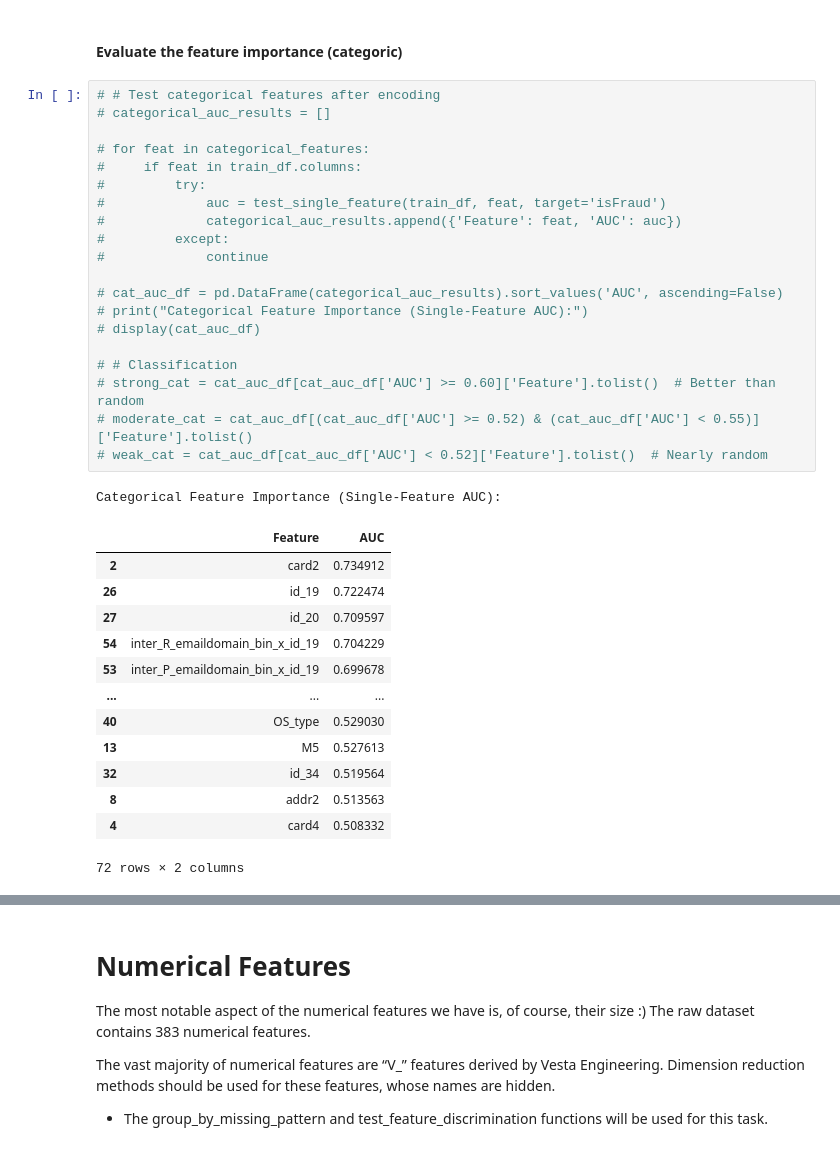
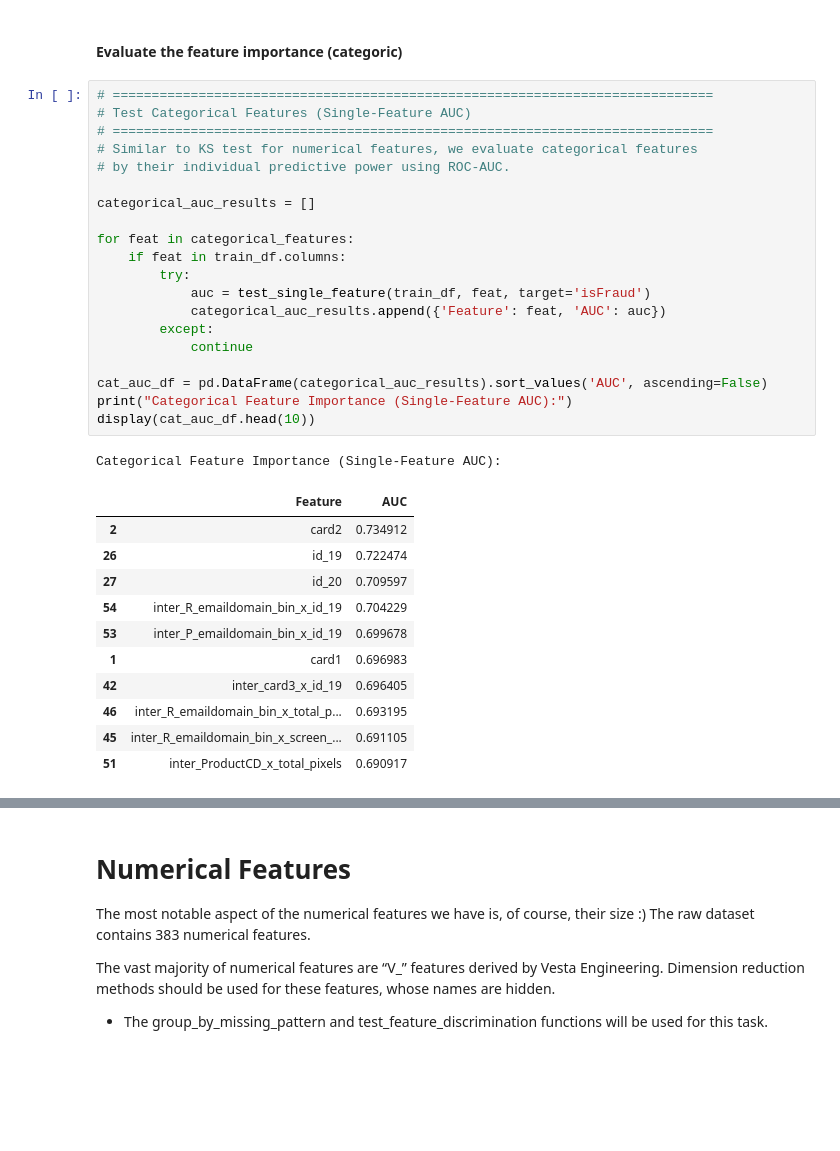
Before and after one commit to abdulkadirt/Fraud_Detection, a Jupyter notebook: notebooks/EDA.ipynb, the cells around one changed output, grey strips where cells are left out. Saved outputs shown, nothing was run; the diff lists cells and outputs as text; blank space fills up the shorter version.

```diff
--- a/notebooks/EDA.ipynb
+++ b/notebooks/EDA.ipynb
@@ -355,38 +373,36 @@ even though they are now encoded as numbers.
 # %% [markdown]
 #### Evaluate the feature importance (categoric)
 # %%
-# # Test categorical features after encoding
-# categorical_auc_results = []
+# =============================================================================
+# Test Categorical Features (Single-Feature AUC)
+# =============================================================================
+# Similar to KS test for numerical features, we evaluate categorical features
+# by their individual predictive power using ROC-AUC.
 
-# for feat in categorical_features:
-#     if feat in train_df.columns:
-#         try:
-#             auc = test_single_feature(train_df, feat, target='isFraud')
-#             categorical_auc_results.append({'Feature': feat, 'AUC': auc})
-#         except:
-#             continue
+categorical_auc_results = []
 
-# cat_auc_df = pd.DataFrame(categorical_auc_results).sort_values('AUC', ascending=False)
-# print("Categorical Feature Importance (Single-Feature AUC):")
-# display(cat_auc_df)
+for feat in categorical_features:
+    if feat in train_df.columns:
+        try:
+            auc = test_single_feature(train_df, feat, target='isFraud')
+            categorical_auc_results.append({'Feature': feat, 'AUC': auc})
+        except:
+            continue
 
-# # Classification
-# strong_cat = cat_auc_df[cat_auc_df['AUC'] >= 0.60]['Feature'].tolist()  # Better than random
-# moderate_cat = cat_auc_df[(cat_auc_df['AUC'] >= 0.52) & (cat_auc_df['AUC'] < 0.55)]['Feature'].tolist()
-# weak_cat = cat_auc_df[cat_auc_df['AUC'] < 0.52]['Feature'].tolist()  # Nearly random
+cat_auc_df = pd.DataFrame(categorical_auc_results).sort_values('AUC', ascending=False)
+print("Categorical Feature Importance (Single-Feature AUC):")
+display(cat_auc_df.head(10))
 # %% [output]
 Categorical Feature Importance (Single-Feature AUC):
 |  | Feature | AUC |
 | 2 | card2 | 0.734912 |
 | 26 | id_19 | 0.722474 |
 | 27 | id_20 | 0.709597 |
 | 54 | inter_R_emaildomain_bin_x_id_19 | 0.704229 |
 | 53 | inter_P_emaildomain_bin_x_id_19 | 0.699678 |
-| ... | ... | ... |
-| 40 | OS_type | 0.529030 |
-| 13 | M5 | 0.527613 |
-| 32 | id_34 | 0.519564 |
-| 8 | addr2 | 0.513563 |
-| 4 | card4 | 0.508332 |
+| 1 | card1 | 0.696983 |
+| 42 | inter_card3_x_id_19 | 0.696405 |
+| 46 | inter_R_emaildomain_bin_x_total_p... | 0.693195 |
+| 45 | inter_R_emaildomain_bin_x_screen_... | 0.691105 |
+| 51 | inter_ProductCD_x_total_pixels | 0.690917 |
-72 rows × 2 columns
 # %%
```
Also changed, not shown: parts of 5 cells of this notebook, 8 other files.
